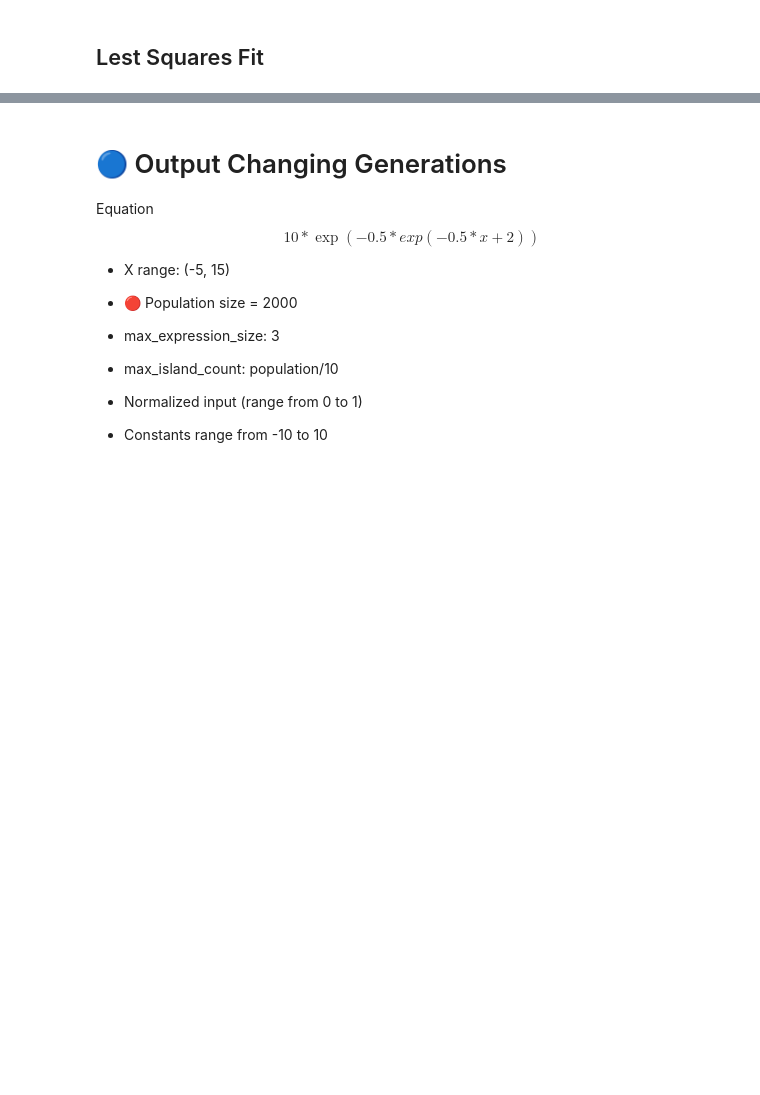
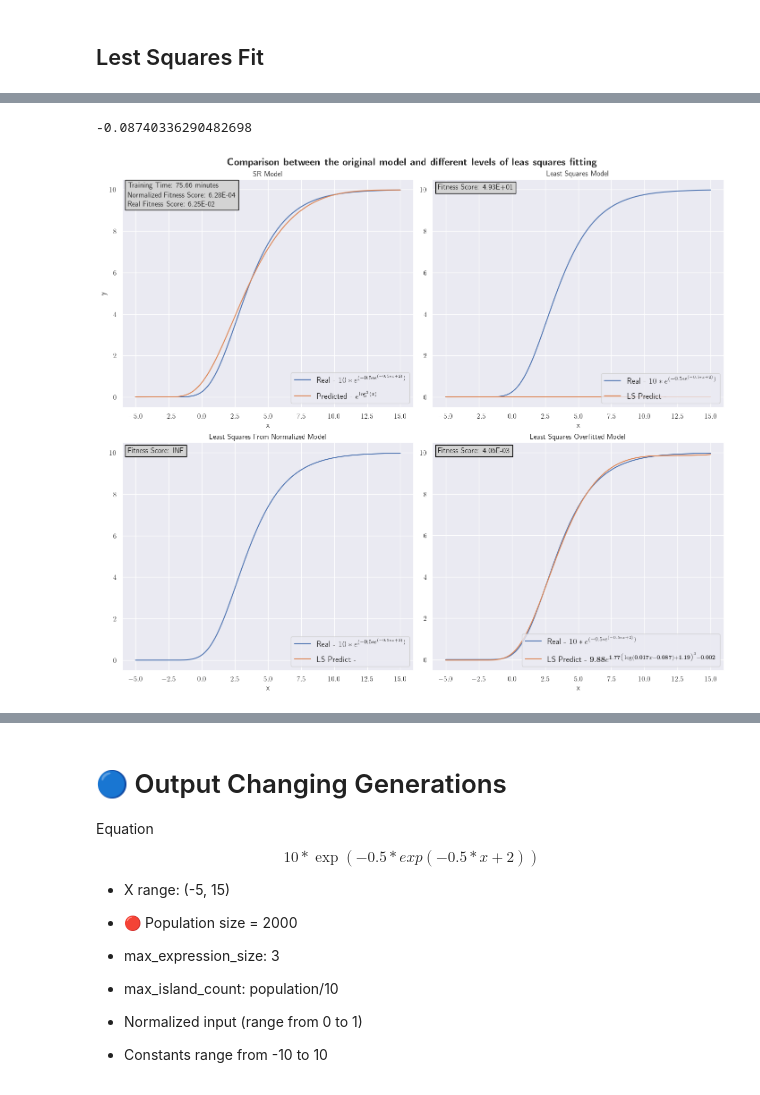
Before and after one commit to Guilherme-Ataliba/CSOWP-Symbolic-Regression, a Jupyter notebook: Analysis_new.ipynb, the cells around one changed output, grey strips where cells are left out. Cells and saved outputs as stored; diff of their text form; code cells hidden in the pictures; blank space fills up the shorter version.

```diff
--- a/Analysis_new.ipynb
+++ b/Analysis_new.ipynb
@@ -858,12 +932,2 @@ plt.show()
 # %% [markdown]
 ## Lest Squares Fit
-# %%
-def model(X, a, b, c, d, e):
-    return a*np.exp(d*(np.log(c*X) +e)**3 ) + b
-
-scaler = MinMaxScaler((0,1))
-X_scaled = scaler.fit_transform(np.c_[X]).reshape(1000, )
-y_scaled = scaler.fit_transform(np.c_[y]).reshape(1000, )
-
-params = least_squares_fit(model, X_scaled, y_scaled, [1, 1, 1, 1, 1])
-params
@@ -875,40 +967,66 @@ def model(X, a, b, c, d, e):
+# %%
+params_over[2]*X.min()/X_range
+# %% [output]
+-0.08740336290482698
 # %%
-fig, axs = plt.subplots(1, 2, constrained_layout=True, figsize=(12, 6))
+fig, axs = plt.subplots(2, 2, constrained_layout=True, figsize=(14, 12))
 
-sns.lineplot(x=X, y=func(X), label=r"Real - $10*e^{(-0.5*e^{(-0.5*x + 2)})}$", ax=axs[0])
-sns.lineplot(x=X, y=output_func(X), label=r"Predicted - $9.98e^{\left(\ln^3\left(0.05x + 0.25\right)\right)}$", ax=axs[0])
+plt.suptitle(r"\textbf{Comparison between the original model and different levels of leas squares fitting}", fontsize=16)
 
 
 # Axis 1
-axs[0].annotate(f"""Training Time: {best_tree.training_time[0]:.2f} minutes
+sns.lineplot(x=X, y=func(X), label=r"Real - $10*e^{(-0.5*e^{(-0.5*x + 2)})}$", ax=axs[0, 0])
+sns.lineplot(x=X, y=output_func(X), label=r"Predicted - $e^{\log^3(x)}$", ax=axs[0, 0])
+
+axs[0, 0].annotate(f"""Training Time: {best_tree.training_time[0]:.2f} minutes
 Normalized Fitness Score: {best_tree.fitness_score[0]:.2E}
 Real Fitness Score: {least_squares(X, y, output_func):.2E}""",
-            (-5.5, 7.7), bbox={"facecolor": "lightgray", "edgecolor": "black"},
+            (-5.6, 9.2), bbox={"facecolor": "lightgray", "edgecolor": "black"},
                linespacing = 1.5)
 
-axs[0].legend(prop={"size": 10}, labelspacing=1)
-axs[0].set_ylabel("y")
-axs[0].set_xlabel("x")
-axs[0].set_title("SR Model")
+axs[0, 0].legend(prop={"size": 13}, labelspacing=1, loc="lower right")
+axs[0, 0].set_ylabel("y")
+axs[0, 0].set_xlabel("x")
+axs[0, 0].set_title("SR Model")
 
 
 # Axis 2
-sns.lineplot(x=X, y=func(X), label=r"Real - $10*e^{(-0.5*e^{(-0.5*x + 2)})}$", ax=axs[1])
-sns.lineplot(x=X, y=model(X, *params), ax=axs[1], label=r"LS Predict - $0.99e^{1.78\big(\ln(0.35x) + 1.19\big)^3} - 0.0025$")
-axs[1].legend(prop={"size": 10}, labelspacing=1, loc = "upper left")
-axs[1].set_xlabel("x")
+sns.lineplot(x=X, y=func(X), label=r"Real - $10*e^{(-0.5*e^{(-0.5*x + 2)})}$", ax=axs[0, 1])
+sns.lineplot(x=X, y=model(X, *params), ax=axs[0, 1], label=r"LS Predict -")
+axs[0, 1].legend(prop={"size": 13}, labelspacing=1, loc="lower right")
+axs[0, 1].set_xlabel("x")
 
-axs[1].annotate(f"""Fitness Score: {least_squares(X, y, model, *params):.2E}""",
-            (-5.5, 8.5), bbox={"facecolor": "lightgray", "edgecolor": "black"})
-axs[1].set_title("Least Squares Model")
+axs[0, 1].annotate(f"""Fitness Score: {least_squares(X, y, model, *params):.2E}""",
+            (-5.6, 10), bbox={"facecolor": "lightgray", "edgecolor": "black"})
+axs[0, 1].set_title("Least Squares Model")
 
-ins = axs[1].inset_axes([0.55, 0.35, 0.30, 0.30])
-sns.lineplot(x=X, y=func(X), ax=ins)
-sns.lineplot(x=X, y=model(X, *params), ax=ins)
-ins.set_xlim((6,15))
-ins.set_ylim((8,10))
+
+# Axis 3
+sns.lineplot(x=X, y=func(X), label=r"Real - $10*e^{(-0.5*e^{(-0.5*x + 2)})}$", ax=axs[1, 0])
+sns.lineplot(x=X, y=model_norm(X, *params_norm), ax=axs[1, 0], label=r"LS Predict - ")
+axs[1, 0].legend(prop={"size": 13}, labelspacing=1, loc="lower right")
+axs[1, 0].set_xlabel("x")
+
+axs[1, 0].annotate(f"""Fitness Score: {least_squares(X, y, model_norm, *params_norm):.2E}""",
+            (-5.6, 10), bbox={"facecolor": "lightgray", "edgecolor": "black"})
+axs[1, 0].set_title("Least Squares From Normalized Model")
+
+
+# Axis 4
+sns.lineplot(x=X, y=func(X), label=r"Real - $10*e^{(-0.5*e^{(-0.5*x + 2)})}$", ax=axs[1, 1])
+sns.lineplot(x=X, y=model_over(X, *params_over), ax=axs[1, 1], label=r"LS Predict - $\mathbf{9.88}e^{\mathbf{1.77}\big(\log(\mathbf{0.017}x \mathbf{-0.087}) + \mathbf{1.19}\big)^3 \mathbf{-0.002}}$")
+axs[1, 1].legend(prop={"size": 13}, labelspacing=1, loc="lower right")
+axs[1, 1].set_xlabel("x")
+
+axs[1, 1].annotate(f"""Fitness Score: {least_squares(X, y, model_over, *params_over):.2E}""",
+            (-5.6, 10), bbox={"facecolor": "lightgray", "edgecolor": "black"})
+axs[1, 1].set_title("Least Squares Overfitted Model")
+
+
 
 plt.show()
+# %% [output]
+[figure, added]
 # %% [markdown]
 # Considerações
 
```
Also changed, not shown: parts of 27 cells of this notebook, 34 other files.
